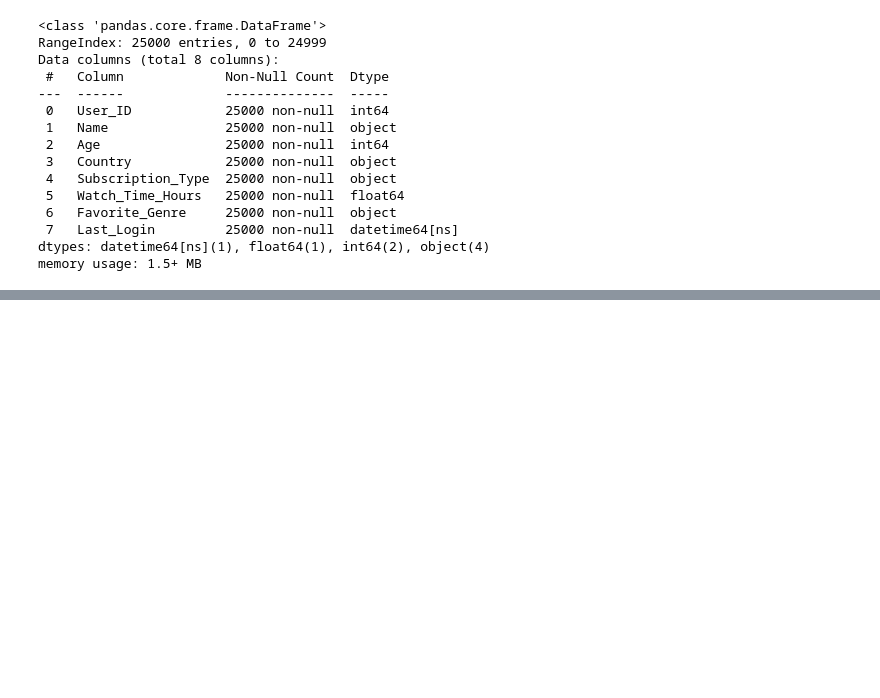
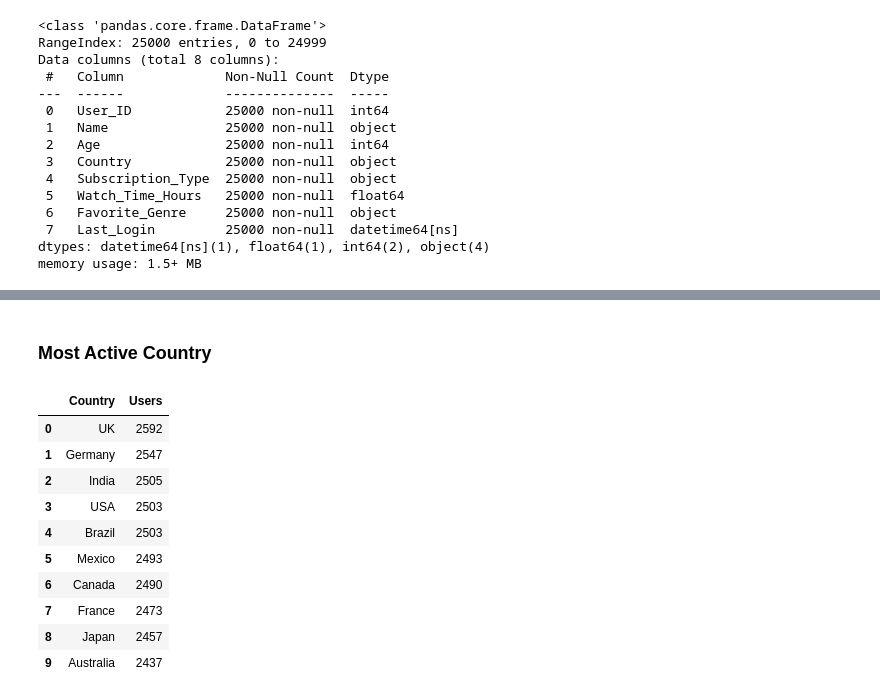
Before and after one commit to gauravvxv/Netflix-Users-Database, a Jupyter notebook: Notebook/users.ipynb, the cells around one changed output, grey strips where cells are left out. Saved outputs shown, nothing was run; the diff lists cells and outputs as text; code cells hidden in the pictures; blank space fills up the shorter version.

```diff
--- a/Notebook/users.ipynb
+++ b/Notebook/users.ipynb
@@ -135,0 +161,18 @@ dtype: int64
+# %% [markdown]
+### Most Active Country
+# %%
+active_country = df['Country'].value_counts().reset_index()
+active_country.columns = ['Country','Users']
+active_country
+# %% [output]
+|  | Country | Users |
+| 0 | UK | 2592 |
+| 1 | Germany | 2547 |
+| 2 | India | 2505 |
+| 3 | USA | 2503 |
+| 4 | Brazil | 2503 |
+| 5 | Mexico | 2493 |
+| 6 | Canada | 2490 |
+| 7 | France | 2473 |
+| 8 | Japan | 2457 |
+| 9 | Australia | 2437 |
```
Also changed, not shown: parts of 12 cells of this notebook.
